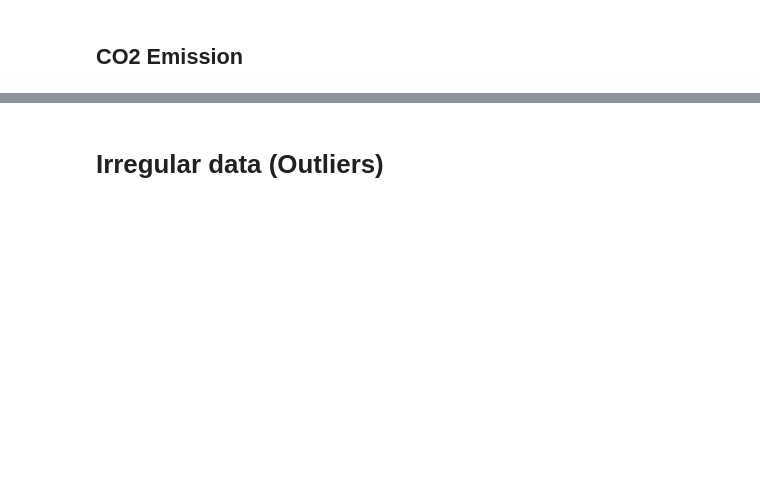
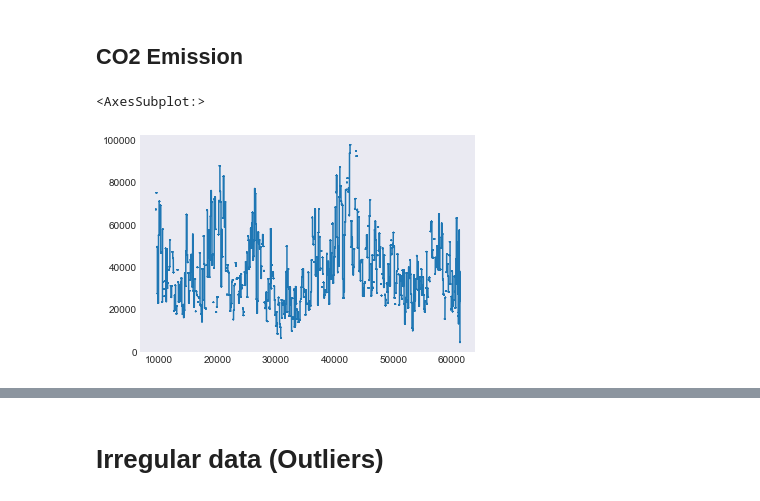
Before and after one commit to danielanthonyhoward/Data-Cleaning-and-Analysis-Tutorial, a Jupyter notebook: data-cleaning-example.ipynb, the cells around one changed output, grey strips where cells are left out. Cells and saved outputs as stored; diff of their text form; code cells hidden in the pictures; blank space fills up the shorter version.

```diff
--- a/data-cleaning-example.ipynb
+++ b/data-cleaning-example.ipynb
@@ -160,2 +138,9 @@ array(['2019-01-01T00:00:00.000000000', '2019-01-02T00:00:00.000000000',
+# %%
+data['Temperature'] = data.Temperature.interpolate()
 # %% [markdown]
 ## CO2 Emission
+# %%
+data.CO2Emission.plot()
+# %% [output]
+<AxesSubplot:>
+[figure, added]
```
Also changed, not shown: parts of 30 cells of this notebook, 1 other file.
